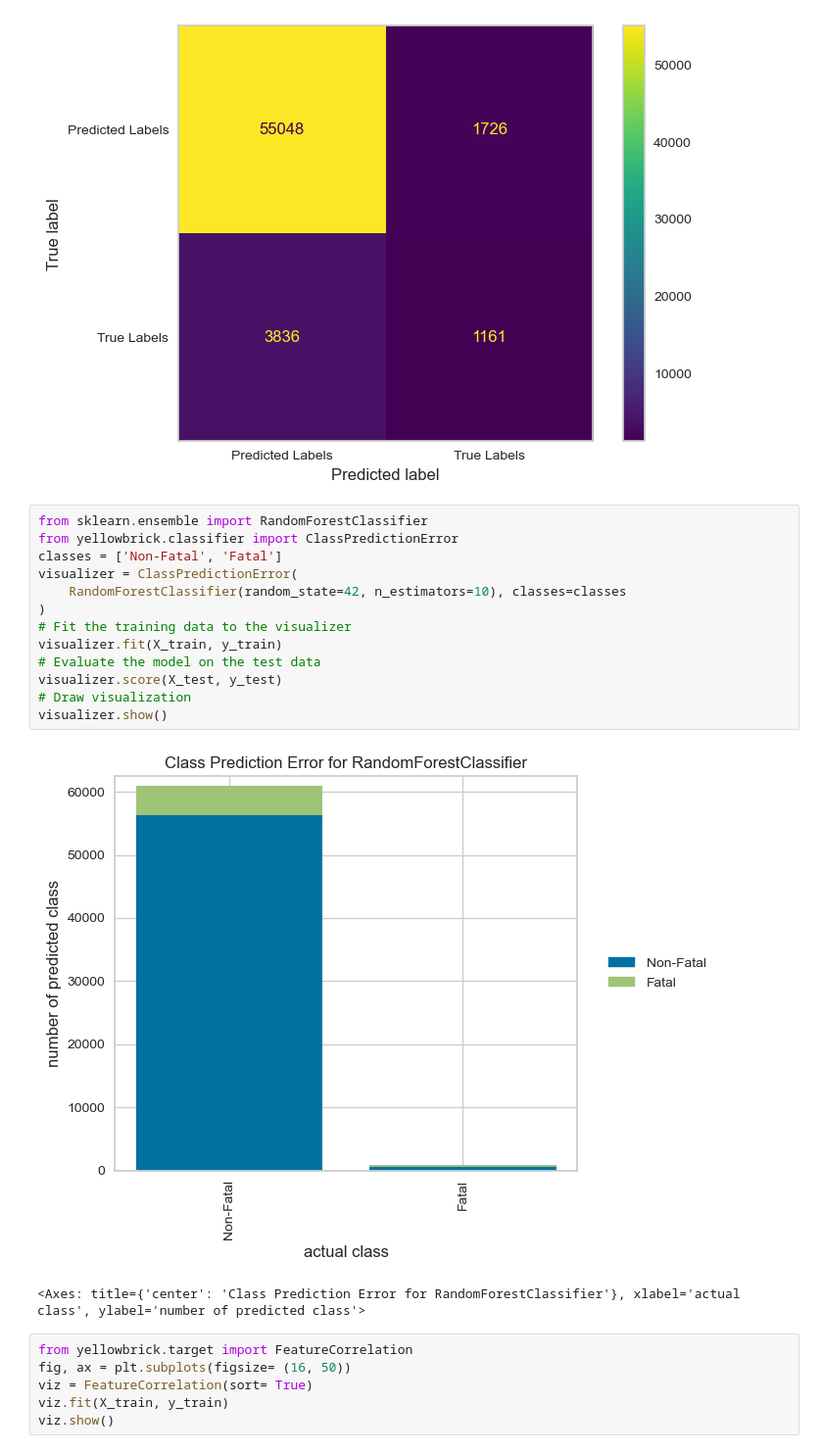
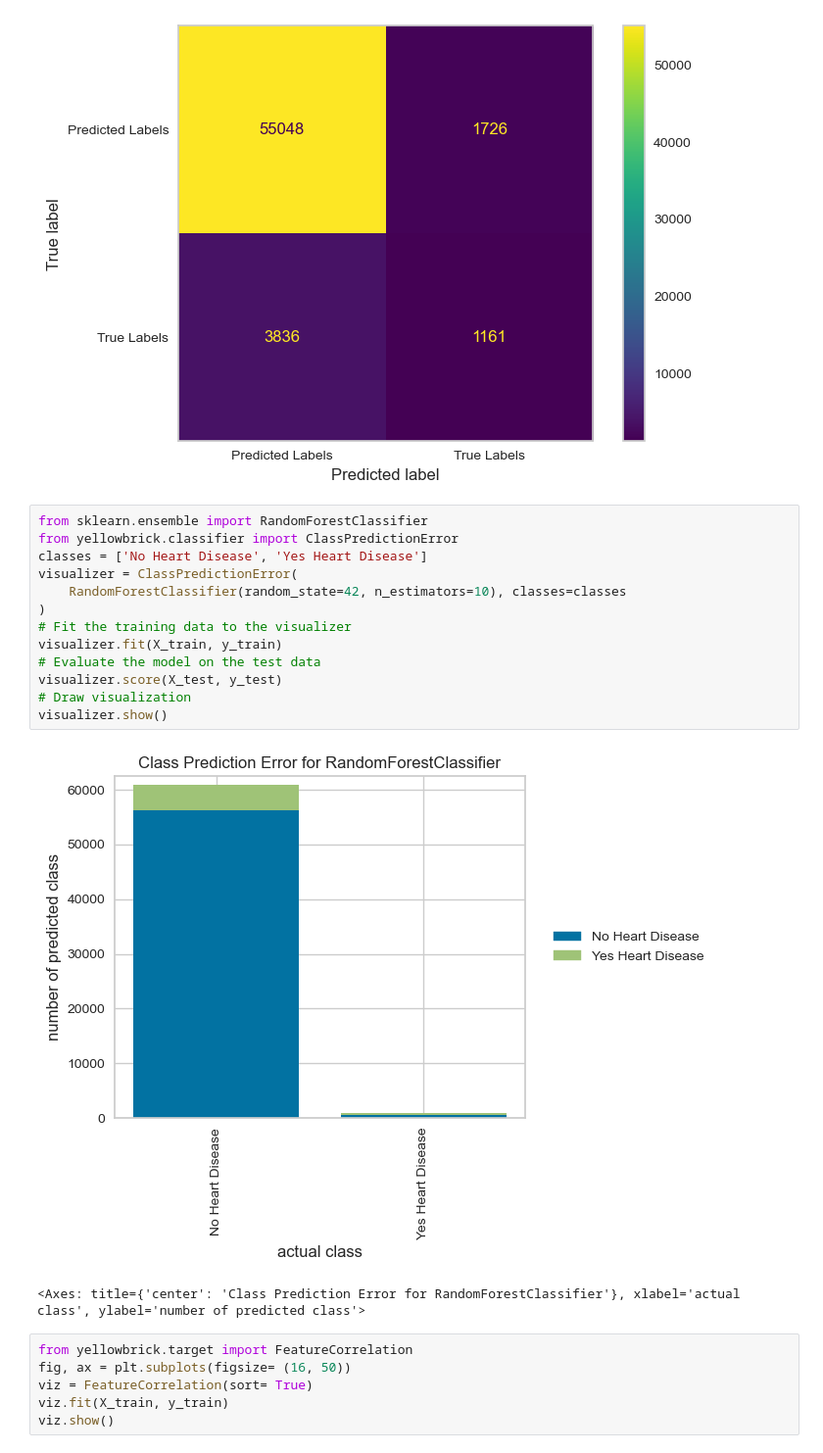
Before and after one commit to bobebend/Cardiovascular_diseases_risk_prediction, a Jupyter notebook: notebooks/logistic_regress.ipynb, the cells around one changed output. Shown at 98% size. Saved outputs shown, nothing was run; the diff lists cells and outputs as text.

Commit message:
added graphs. edited readme

```diff
--- a/notebooks/logistic_regress.ipynb
+++ b/notebooks/logistic_regress.ipynb
@@ -565,18 +606,18 @@ plt.show()
 # %%
 from sklearn.ensemble import RandomForestClassifier
 from yellowbrick.classifier import ClassPredictionError
-classes = ['Non-Fatal', 'Fatal']
+classes = ['No Heart Disease', 'Yes Heart Disease']
 visualizer = ClassPredictionError(
     RandomForestClassifier(random_state=42, n_estimators=10), classes=classes
 )
 # Fit the training data to the visualizer
 visualizer.fit(X_train, y_train)
 # Evaluate the model on the test data
 visualizer.score(X_test, y_test)
 # Draw visualization
 visualizer.show()
 # %% [output]
-[figure, old version]
+[figure, new version]
 <Axes: title={'center': 'Class Prediction Error for RandomForestClassifier'}, xlabel='actual class', ylabel='number of predicted class'>
 # %%
 from yellowbrick.target import FeatureCorrelation
```
Also changed, not shown: parts of 1 cell of this notebook, 2 other files.
